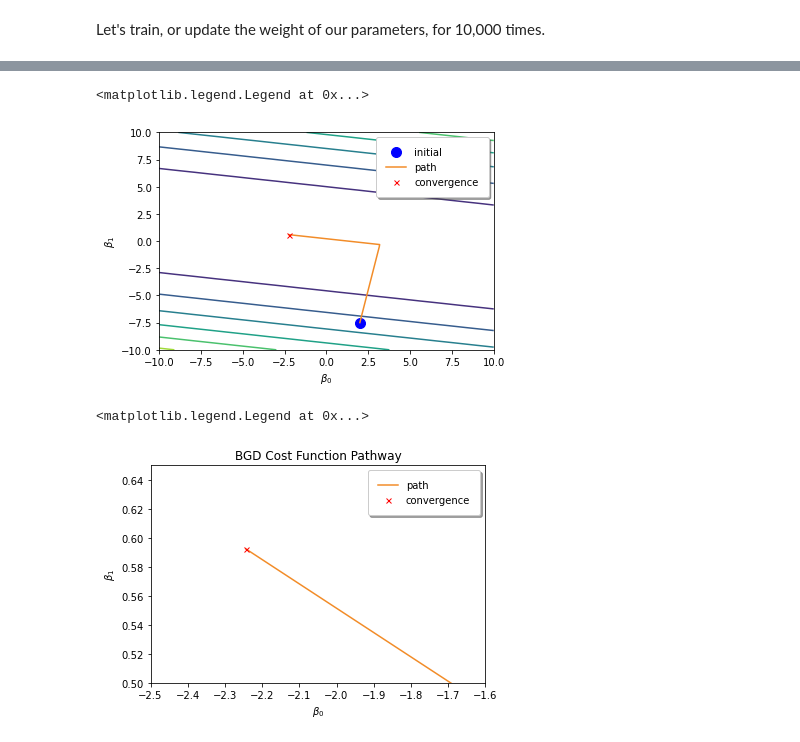
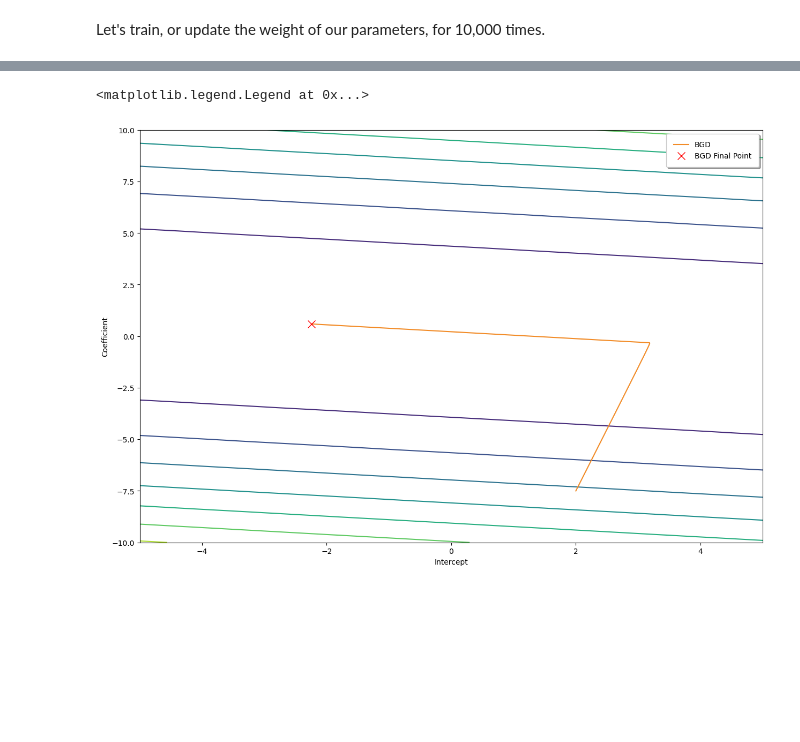
Before and after one commit to bsraya/optimization-algorithms, a Jupyter notebook: bgd.ipynb, the cells around one changed output, grey strips where cells are left out. Saved outputs shown, nothing was run; the diff lists cells and outputs as text; code cells hidden in the pictures; blank space fills up the shorter version.

```diff
--- a/bgd.ipynb
+++ b/bgd.ipynb
@@ -84,10 +81,6 @@ def gd(x, y, epochs, df, alpha = 0.01):
 Let's train, or update the weight of our parameters, for 10,000 times.
 # %%
 epochs = 10000
-total = epochs - 1
-half = int(epochs / 2) - 1
-quarter = int(epochs / 4) - 1
-
-gd_loss = pd.DataFrame(columns=['intercept', 'coefficient', 'sum_error'])
-gd_loss = gd(sepal_length, petal_width, epochs = epochs, df = gd_loss)
+gd_loss = pd.DataFrame(columns=['intercept', 'coefficient', 'mse'])
+gd_loss = gd(sepal_length, petal_width, gd_loss, epochs = epochs)
 # %%
@@ -197,5 +179,5 @@ plt.show()
 # %%
-intercepts = np.linspace(-10, 10, 50)
+intercepts = np.linspace(-5, 5, 50)
 coefficients = np.linspace(-10, 10, 50)
 x, y = np.meshgrid(intercepts, coefficients)
 z = np.zeros(x.shape)
@@ -206,64 +188,28 @@ z = np.array([[mean_squared_error(
     petal_width
 ) for x_i in intercepts] for y_i in coefficients])
 # %%
+plt.figure(figsize=(15, 10))
 plt.contour(x, y, z)
-plt.xlabel(r'$\beta_0$')
-plt.ylabel(r'$\beta_1$')
-plt.plot(
-    gd_loss['intercept'][0],
-    gd_loss['coefficient'][0],
-    'o',
-    markersize=10,
-    color='blue',
-    label="initial"
-)
+plt.xlabel("Intercept")
+plt.ylabel("Coefficient")
 
 plt.plot(
     gd_loss['intercept'][0:len(gd_loss)-2],
     gd_loss['coefficient'][0:len(gd_loss)-2],
     color='#f28c28',
-    label='path'
+    label='BGD'
 )
 
 plt.plot(
     gd_loss['intercept'][len(gd_loss)-1],
     gd_loss['coefficient'][len(gd_loss)-1],
     'x',
-    markersize=5,
+    markersize=10,
     color='red',
-    label="convergence"
+    label="BGD Final Point"
 )
 
 plt.legend(fancybox=True, framealpha=1, shadow=True, borderpad=1)
 # %% [output]
 <matplotlib.legend.Legend at 0x...>
-[figure, old version]
+[figure, new version]
-# %%
-plt.contour(x, y, z)
-plt.title("BGD Cost Function Pathway")
-plt.xlabel(r'$\beta_0$')
-plt.ylabel(r'$\beta_1$')
-
-plt.plot(
-    gd_loss['intercept'][0:len(gd_loss)-2],
-    gd_loss['coefficient'][0:len(gd_loss)-2],
-    color='#f28c28',
-    label='path'
-)
-
-plt.plot(
-    gd_loss['intercept'][len(gd_loss)-1],
-    gd_loss['coefficient'][len(gd_loss)-1],
-    'x',
-    markersize=5,
-    color='red',
-    label="convergence"
-)
-
-plt.xlim(-2.5, -1.6)
-plt.ylim(0.5, 0.65)
-
-plt.legend(fancybox=True, framealpha=1, shadow=True, borderpad=1)
-# %% [output]
-<matplotlib.legend.Legend at 0x...>
-[figure, removed]
```
Also changed, not shown: parts of 7 cells of this notebook, 6 other files.
